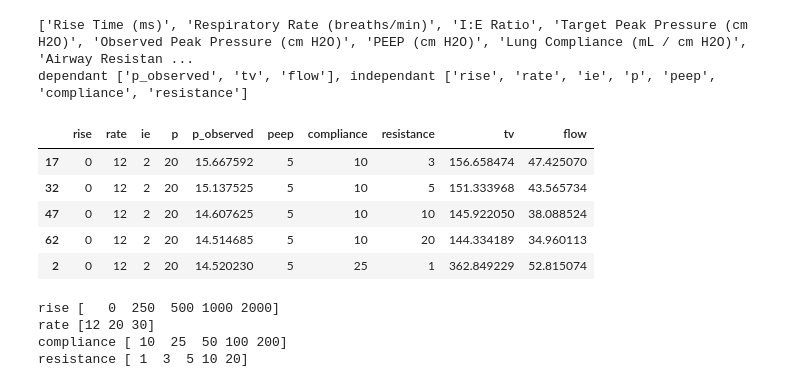
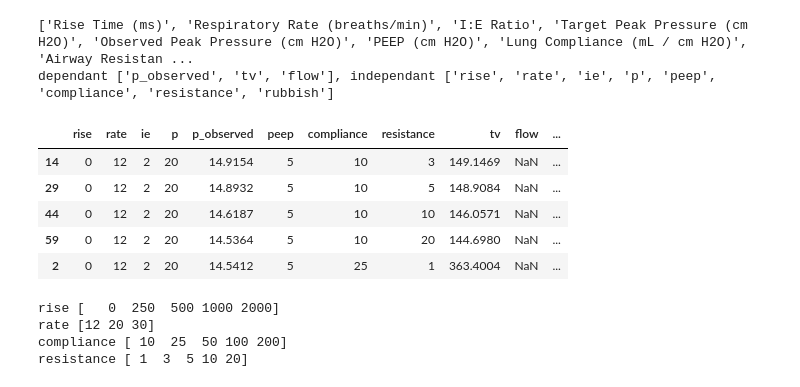
Before and after one commit to PubInv/simulink-pressure-lung, a Jupyter notebook: data/plots.ipynb, the cells around one changed output. Cells and saved outputs as stored; diff of their text form; code cells hidden in the pictures.

```diff
--- a/data/plots.ipynb
+++ b/data/plots.ipynb
@@ -6,3 +8,4 @@ from IPython.display import HTML
 # https://docs.google.com/document/d/1LL4WSKmWF8637Fn9xz0GPnytO0-4xYwyy1hQJUpmsmY/edit?usp=sharing
 # %%
 source = 'Version1.csv'
+source = 'data.csv'
@@ -9,26 +28,24 @@ source = 'Version1.csv'
 # %%
-data = pd.read_csv(source)
-pretty_cols = list(data.columns)
 pretty_cols[0] = "Rise Time (ms)"
 print(pretty_cols)
-easy_cols = ['rise', 'rate', 'ie', 'p', 'p_observed', 'peep', 'compliance', 'resistance', 'tv', 'flow']
+easy_cols = ['rise', 'rate', 'ie', 'p', 'p_observed', 'peep', 'compliance', 'resistance', 'tv', 'flow', 'rubbish']
 units = dict(zip(easy_cols,['ms', '/min', '', 'cmH2O', 'cmH2O', 'cmH2O', 'mL/cmH2O', 'cmH2O/L/s', 'mL', 'L/min']))
 pretty = dict(zip(easy_cols, pretty_cols))
 dependant = ['p_observed', 'tv', 'flow']
 independant = [c for c in easy_cols if c not in dependant]
 data.columns = easy_cols #[pretty_cols]
 print(f"dependant {dependant}, independant {independant}")
 data.sort_values(independant, inplace=True)
 display(data.head())
 # %% [output]
 ['Rise Time (ms)', 'Respiratory Rate (breaths/min)', 'I:E Ratio', 'Target Peak Pressure (cm H2O)', 'Observed Peak Pressure (cm H2O)', 'PEEP (cm H2O)', 'Lung Compliance (mL / cm H2O)', 'Airway Resistan ...
-dependant ['p_observed', 'tv', 'flow'], independant ['rise', 'rate', 'ie', 'p', 'peep', 'compliance', 'resistance']
+dependant ['p_observed', 'tv', 'flow'], independant ['rise', 'rate', 'ie', 'p', 'peep', 'compliance', 'resistance', 'rubbish']
-|  | rise | rate | ie | p | p_observed | peep | compliance | resistance | tv | flow |
-| 17 | 0 | 12 | 2 | 20 | 15.667592 | 5 | 10 | 3 | 156.658474 | 47.425070 |
-| 32 | 0 | 12 | 2 | 20 | 15.137525 | 5 | 10 | 5 | 151.333968 | 43.565734 |
-| 47 | 0 | 12 | 2 | 20 | 14.607625 | 5 | 10 | 10 | 145.922050 | 38.088524 |
-| 62 | 0 | 12 | 2 | 20 | 14.514685 | 5 | 10 | 20 | 144.334189 | 34.960113 |
-| 2 | 0 | 12 | 2 | 20 | 14.520230 | 5 | 25 | 1 | 362.849229 | 52.815074 |
+|  | rise | rate | ie | p | p_observed | peep | compliance | resistance | tv | flow | ... |
+| 14 | 0 | 12 | 2 | 20 | 14.9154 | 5 | 10 | 3 | 149.1469 | NaN | ... |
+| 29 | 0 | 12 | 2 | 20 | 14.8932 | 5 | 10 | 5 | 148.9084 | NaN | ... |
+| 44 | 0 | 12 | 2 | 20 | 14.6187 | 5 | 10 | 10 | 146.0571 | NaN | ... |
+| 59 | 0 | 12 | 2 | 20 | 14.5364 | 5 | 10 | 20 | 144.6980 | NaN | ... |
+| 2 | 0 | 12 | 2 | 20 | 14.5412 | 5 | 25 | 1 | 363.4004 | NaN | ... |
 # %%
 # These are our variables:
 for i in independant:
```
Also changed, not shown: parts of 7 cells of this notebook, 1 other file.
